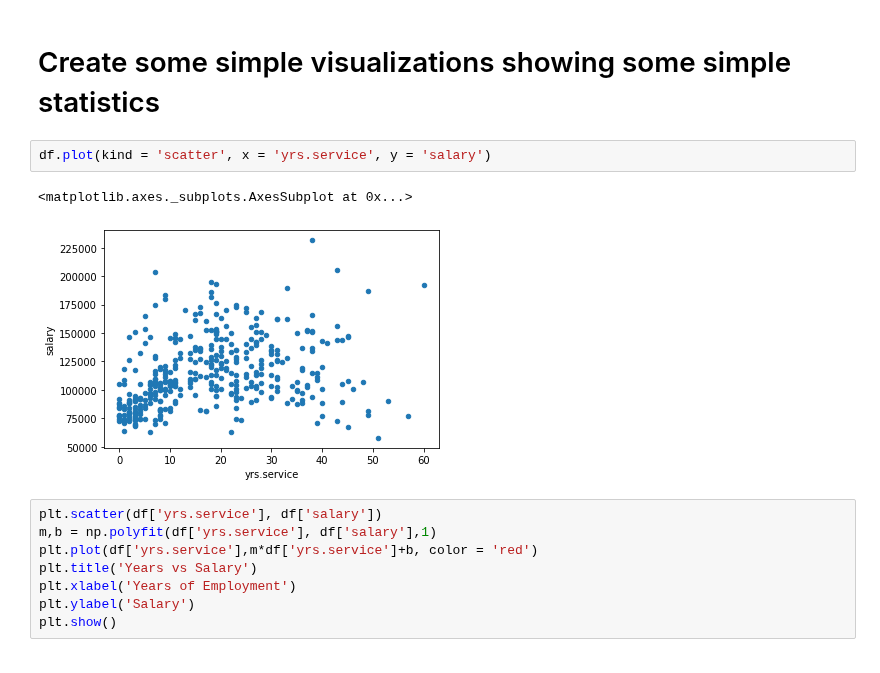
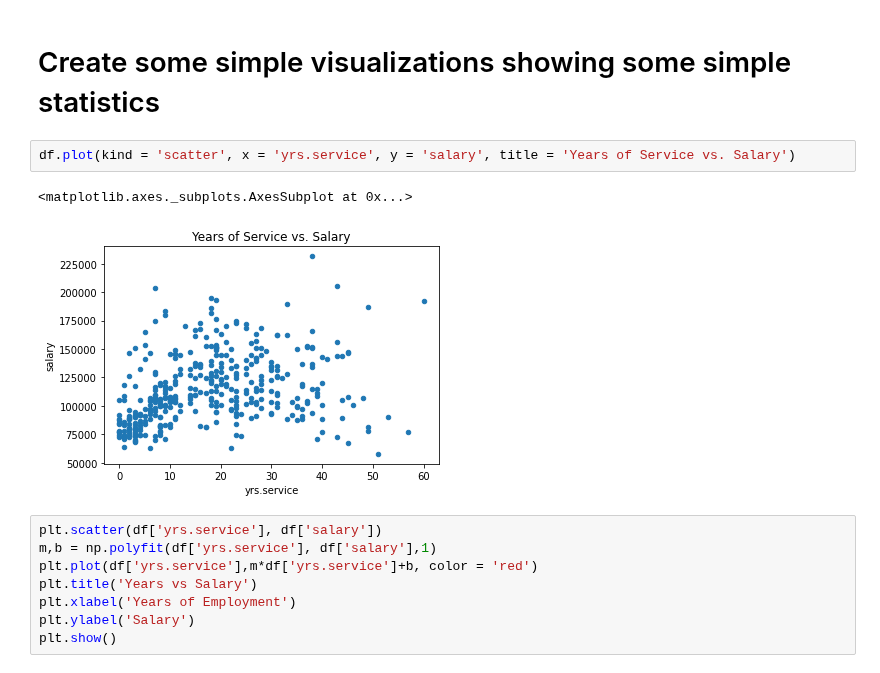
Before and after one commit to jlin246/Micro-credentials-Jan-2022-BSNS, a Jupyter notebook: python/Unit 3/Assignments/Unit3_Python_Advanced_Pandas_DataWrangling_Assignment.ipynb, the cells around one changed output. Cells and saved outputs as stored; diff of their text form.

```diff
--- a/python/Unit 3/Assignments/Unit3_Python_Advanced_Pandas_DataWrangling_Assignment.ipynb
+++ b/python/Unit 3/Assignments/Unit3_Python_Advanced_Pandas_DataWrangling_Assignment.ipynb
@@ -202,10 +202,10 @@ newdf2.rename(columns = {'Unnamed: 0': 'id number' , 'yrs.since.phd': 'phd yrs',
 # %% [markdown]
 # Create some simple visualizations showing some simple statistics
 # %%
-df.plot(kind = 'scatter', x = 'yrs.service', y = 'salary')
+df.plot(kind = 'scatter', x = 'yrs.service', y = 'salary', title = 'Years of Service vs. Salary')
 # %% [output]
 <matplotlib.axes._subplots.AxesSubplot at 0x...>
-[figure, old version]
+[figure, new version]
 # %%
 plt.scatter(df['yrs.service'], df['salary'])
 m,b = np.polyfit(df['yrs.service'], df['salary'],1)
```
Also changed, not shown: parts of 4 cells of this notebook.
